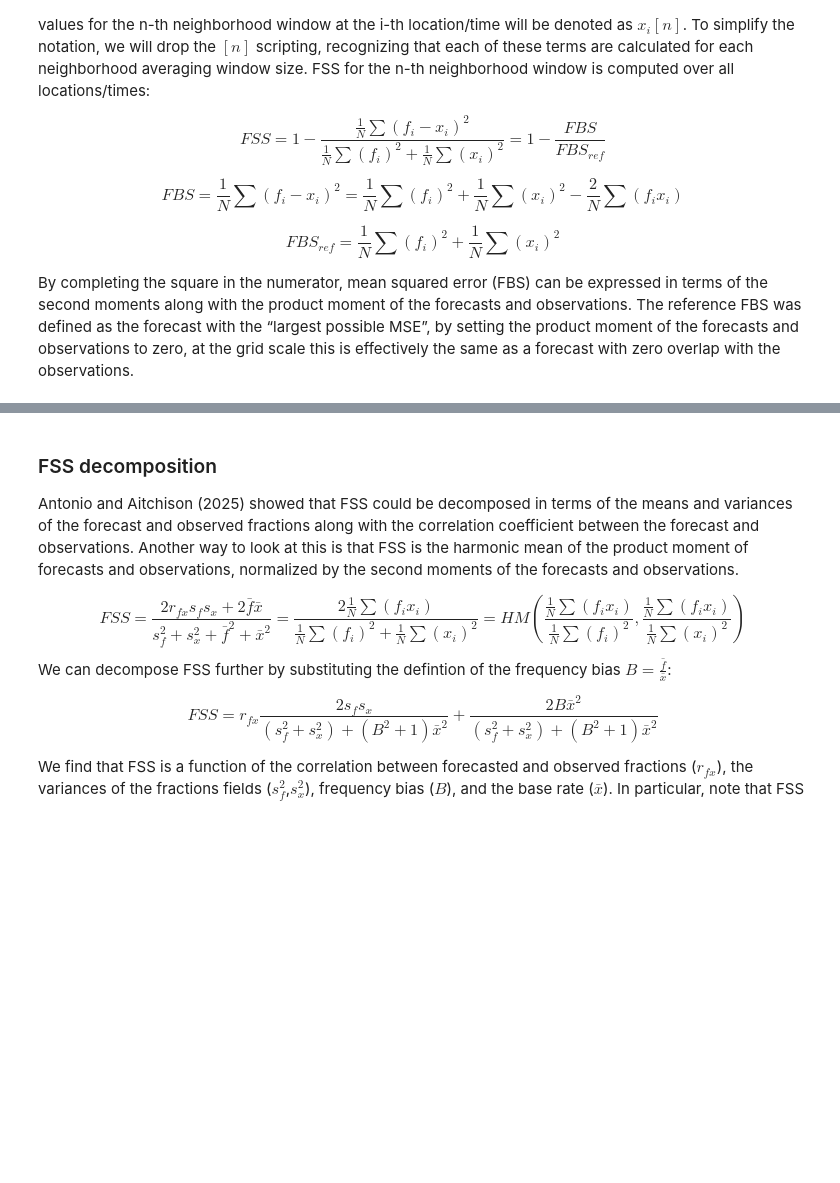
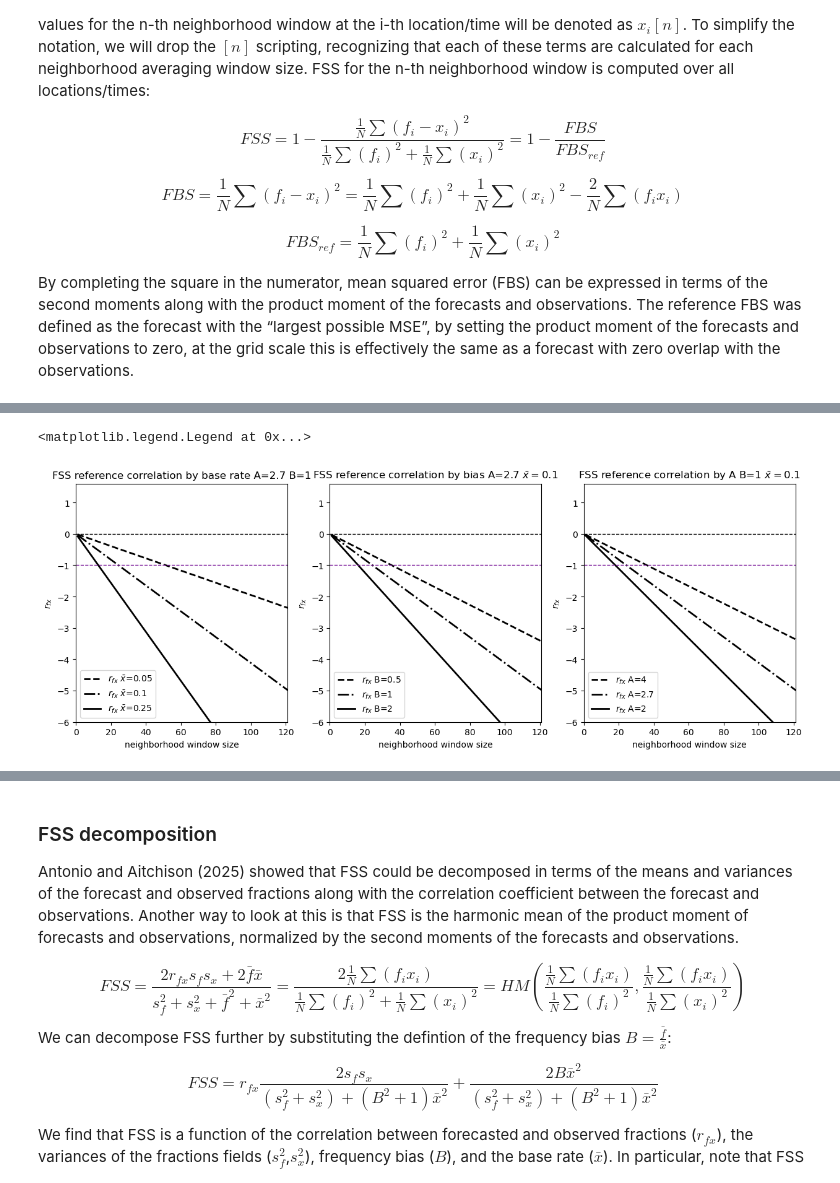
Before and after one commit to baldwin-ou/verification, a Jupyter notebook: issues_with_FSS.ipynb, the cells around one changed output, grey strips where cells are left out. Drawn from its saved outputs; the diff is of its cells as text; code cells hidden in the pictures; blank space fills up the shorter version.

```diff
--- a/issues_with_FSS.ipynb
+++ b/issues_with_FSS.ipynb
@@ -91,0 +390,70 @@ In summary, the reference forecast used in FSS gets increasingly worse as the ne
+# %%
+# correlation of the FSS reference sensitivity
+
+a1=2.7
+bias1=1.0
+bias2=2.0
+bias05=0.5
+xbar_10=0.1
+xbar_05=0.05
+xbar_25=0.25
+
+rfx_ref_10=-1.*nwin*np.sqrt(bias1*xbar_10*xbar_10/(1.-bias1*xbar_10)/(1.-xbar_10))/a1
+rfx_ref_05=-1.*nwin*np.sqrt(bias1*xbar_05*xbar_05/(1.-bias1*xbar_05)/(1.-xbar_05))/a1
+rfx_ref_25=-1.*nwin*np.sqrt(bias1*xbar_25*xbar_10/(1.-bias1*xbar_25)/(1.-xbar_25))/a1
+
+fig,ax = plt.subplots(1,3,figsize=(15,5))
+axs=ax.flat
+
+axs[0].plot(nwin,rfx_ref_05,c='k',lw=2.,ls='--',label=r'$r_{fx}$ $\bar x$=0.05')
+axs[0].plot(nwin,rfx_ref_10,c='k',lw=2.,ls='-.',label=r'$r_{fx}$ $\bar x$=0.1')
+axs[0].plot(nwin,rfx_ref_25,c='k',lw=2.,ls='-',label=r'$r_{fx}$ $\bar x$=0.25')
+
+axs[0].set_xlabel('neighborhood window size')
+axs[0].set_ylabel(r'$r_{fx}$')
+axs[0].set_title(r'FSS reference correlation by base rate A=2.7 B=1')
+axs[0].plot([0.,400.],[-1.,-1.],c='xkcd:purple',ls='--',lw=1.)
+axs[0].plot([0.,400.],[0.,0.],c='k',ls='--',lw=1.)
+axs[0].set_xlim(0.,121.)
+axs[0].set_ylim(-6.,1.6)
+axs[0].legend()
+
+rfx_ref_1=-1.*nwin*np.sqrt(bias1*xbar_10*xbar_10/(1.-bias1*xbar_10)/(1.-xbar_10))/a1
+rfx_ref_2=-1.*nwin*np.sqrt(bias2*xbar_10*xbar_10/(1.-bias2*xbar_10)/(1.-xbar_10))/a1
+rfx_ref_05=-1.*nwin*np.sqrt(bias05*xbar_10*xbar_10/(1.-bias05*xbar_10)/(1.-xbar_10))/a1
+
+axs[1].plot(nwin,rfx_ref_05,c='k',lw=2.,ls='--',label=r'$r_{fx}$ B=0.5')
+axs[1].plot(nwin,rfx_ref_1,c='k',lw=2.,ls='-.',label=r'$r_{fx}$ B=1')
+axs[1].plot(nwin,rfx_ref_2,c='k',lw=2.,ls='-',label=r'$r_{fx}$ B=2')
+
+axs[1].set_xlabel('neighborhood window size')
+axs[1].set_ylabel(r'$r_{fx}$')
+axs[1].set_title(r'FSS reference correlation by bias A=2.7 $\bar x=0.1$')
+axs[1].plot([0.,400.],[-1.,-1.],c='xkcd:purple',ls='--',lw=1.)
+axs[1].plot([0.,400.],[0.,0.],c='k',ls='--',lw=1.)
+axs[1].set_xlim(0.,121.)
+axs[1].set_ylim(-6.,1.6)
+axs[1].legend()
+
+a2=2.0
+a4=4.0
+rfx_ref_a27=-1.*nwin*np.sqrt(bias1*xbar_10*xbar_10/(1.-bias1*xbar_10)/(1.-xbar_10))/a1
+rfx_ref_a2=-1.*nwin*np.sqrt(bias1*xbar_10*xbar_10/(1.-bias1*xbar_10)/(1.-xbar_10))/a2
+rfx_ref_a4=-1.*nwin*np.sqrt(bias1*xbar_10*xbar_10/(1.-bias1*xbar_10)/(1.-xbar_10))/a4
+
+
+axs[2].plot(nwin,rfx_ref_a4,c='k',lw=2.,ls='--',label=r'$r_{fx}$ A=4')
+axs[2].plot(nwin,rfx_ref_a27,c='k',lw=2.,ls='-.',label=r'$r_{fx}$ A=2.7')
+axs[2].plot(nwin,rfx_ref_a2,c='k',lw=2.,ls='-',label=r'$r_{fx}$ A=2')
+
+axs[2].set_xlabel('neighborhood window size')
+axs[2].set_ylabel(r'$r_{fx}$')
+axs[2].set_title(r'FSS reference correlation by A B=1 $\bar x=0.1$')
+axs[2].plot([0.,400.],[-1.,-1.],c='xkcd:purple',ls='--',lw=1.)
+axs[2].plot([0.,400.],[0.,0.],c='k',ls='--',lw=1.)
+axs[2].set_xlim(0.,121.)
+axs[2].set_ylim(-6.,1.6)
+axs[2].legend()
+# %% [output]
+<matplotlib.legend.Legend at 0x...>
+[figure, added]
```
Also changed, not shown: parts of 53 cells of this notebook.
